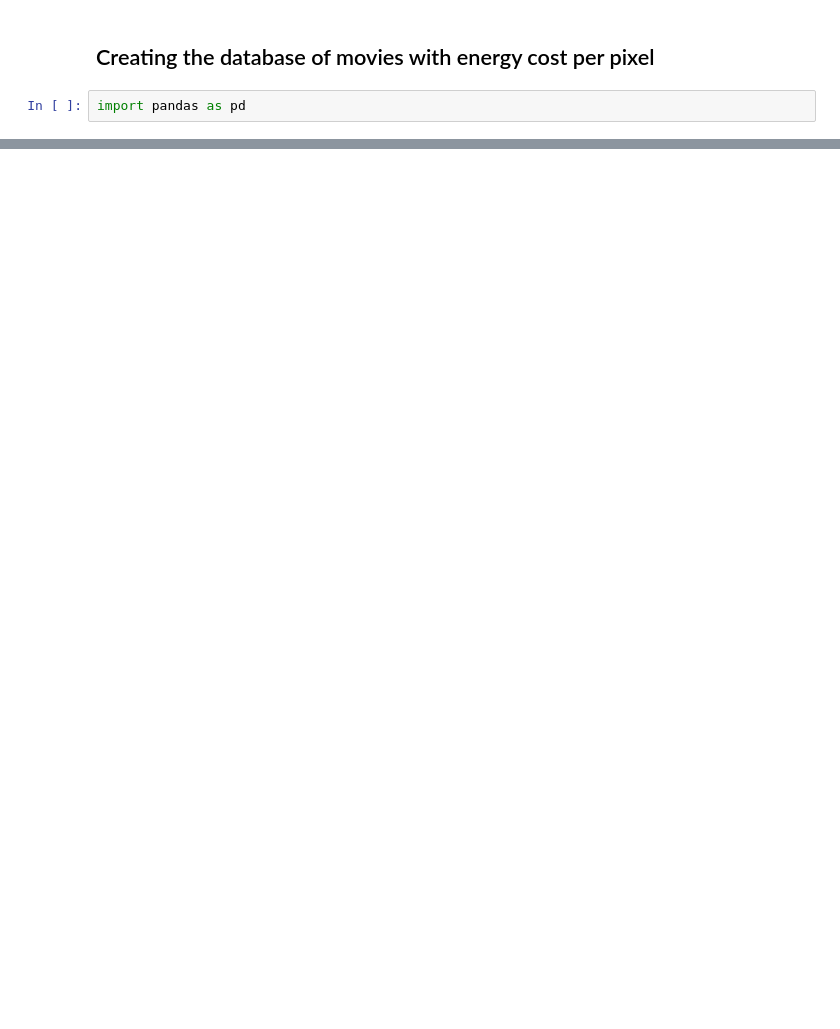
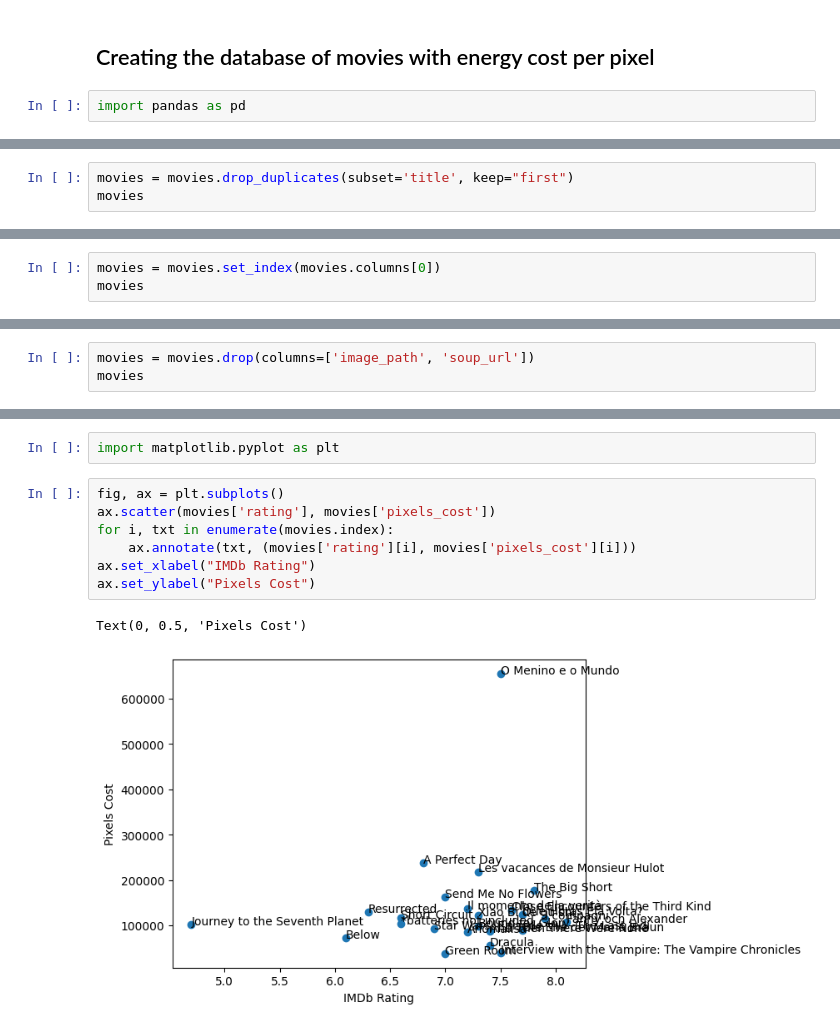
Before and after one commit to HealthyMindTech/WatchHorrorMoviesToSaveThePlanet, a Jupyter notebook: barcode_processing/Barcode Processing.ipynb, the cells around one changed output, grey strips where cells are left out. Drawn from its saved outputs; the diff is of its cells as text; blank space fills up the shorter version.

```diff
--- a/barcode_processing/Barcode Processing.ipynb
+++ b/barcode_processing/Barcode Processing.ipynb
@@ -122,3 +108,6 @@ movies
 | 22 | Below | 6300 | 6.1 | Action, Horror, Mystery, Thriller | ./images/Below (2002).jpg | http://www.imdb.com/title/tt0276816/ | https://moviebarcode.tumblr.com/p... |
 | 23 | Que Horas Ela Volta? | 6720 | 7.7 | Comedy, Drama | ./images/Que Horas Ela Volta? The... | http://www.imdb.com/title/tt3742378/ | https://moviebarcode.tumblr.com/p... |
 | 24 | *batteries not included | 6360 | 6.6 | Comedy, Family, Fantasy, Sci-Fi | ./images/*batteries not included ... | http://www.imdb.com/title/tt0092494/ | https://moviebarcode.tumblr.com/p... |
+# %%
+movies = movies.drop_duplicates(subset='title', keep="first")
+movies
@@ -244,0 +234,3 @@ movies
+# %%
+movies = movies.set_index(movies.columns[0])
+movies
@@ -244,0 +256,3 @@ movies
+# %%
+movies = movies.drop(columns=['image_path', 'soup_url'])
+movies
@@ -244,0 +302,12 @@ movies
+# %%
+import matplotlib.pyplot as plt
+# %%
+fig, ax = plt.subplots()
+ax.scatter(movies['rating'], movies['pixels_cost'])
+for i, txt in enumerate(movies.index):
+    ax.annotate(txt, (movies['rating'][i], movies['pixels_cost'][i]))
+ax.set_xlabel("IMDb Rating")
+ax.set_ylabel("Pixels Cost")
+# %% [output]
+Text(0, 0.5, 'Pixels Cost')
+[figure, added]
```
Also changed, not shown: parts of 22 cells of this notebook.
